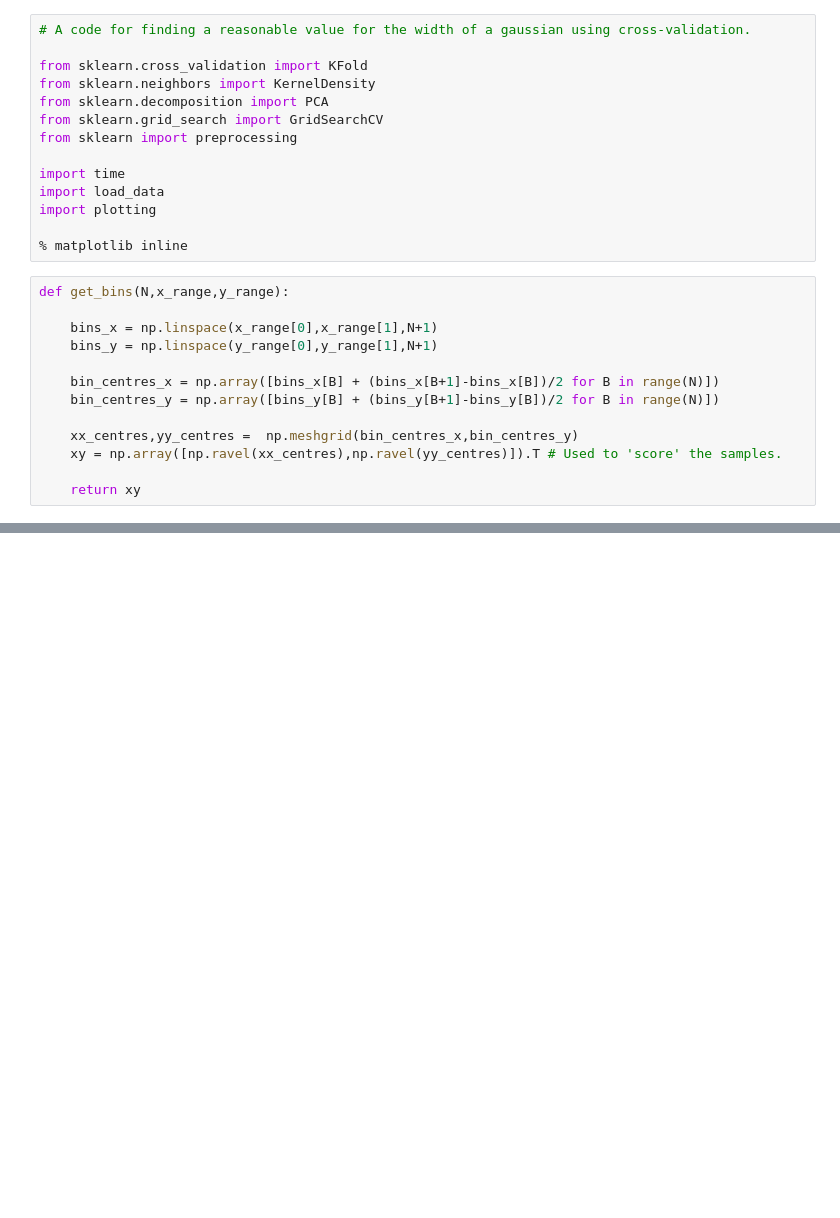
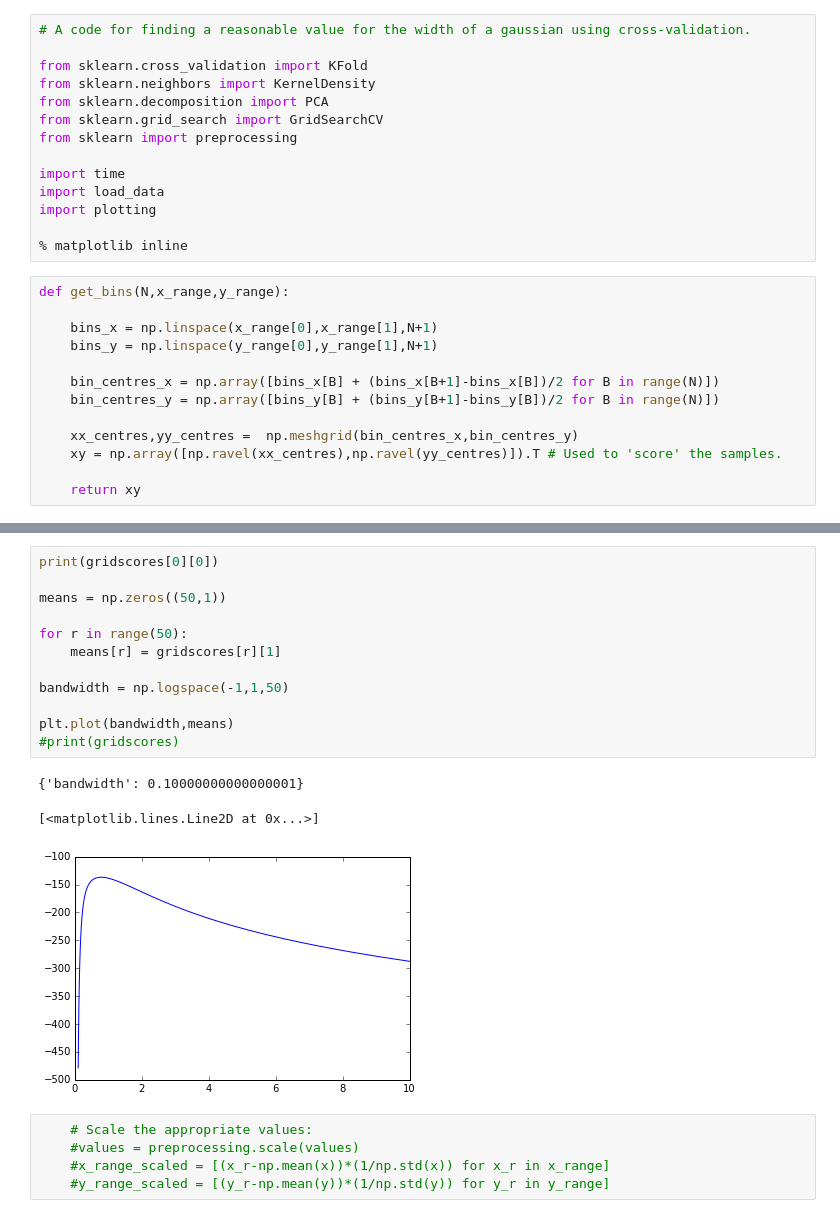
Before and after one commit to bamford/Debiasing-testing, a Jupyter notebook: Plotting_code_notebooks/2d_KDEs_v2.ipynb, the cells around one changed output, grey strips where cells are left out. Drawn from its saved outputs; the diff is of its cells as text; blank space fills up the shorter version.

```diff
--- a/Plotting_code_notebooks/2d_KDEs_v2.ipynb
+++ b/Plotting_code_notebooks/2d_KDEs_v2.ipynb
@@ -162,0 +180,21 @@ Optimised bandwidth = 1.06
+# %%
+print(gridscores[0][0])
+
+means = np.zeros((50,1))
+
+for r in range(50):
+    means[r] = gridscores[r][1]
+
+bandwidth = np.logspace(-1,1,50)
+
+plt.plot(bandwidth,means)
+#print(gridscores)
+# %% [output]
+{'bandwidth': 0.10000000000000001}
+[<matplotlib.lines.Line2D at 0x...>]
+[figure, added]
+# %%
+    # Scale the appropriate values:
+    #values = preprocessing.scale(values)
+    #x_range_scaled = [(x_r-np.mean(x))*(1/np.std(x)) for x_r in x_range]
+    #y_range_scaled = [(y_r-np.mean(y))*(1/np.std(y)) for y_r in y_range]
```
Also changed, not shown: parts of 4 cells of this notebook, 1 other file.
